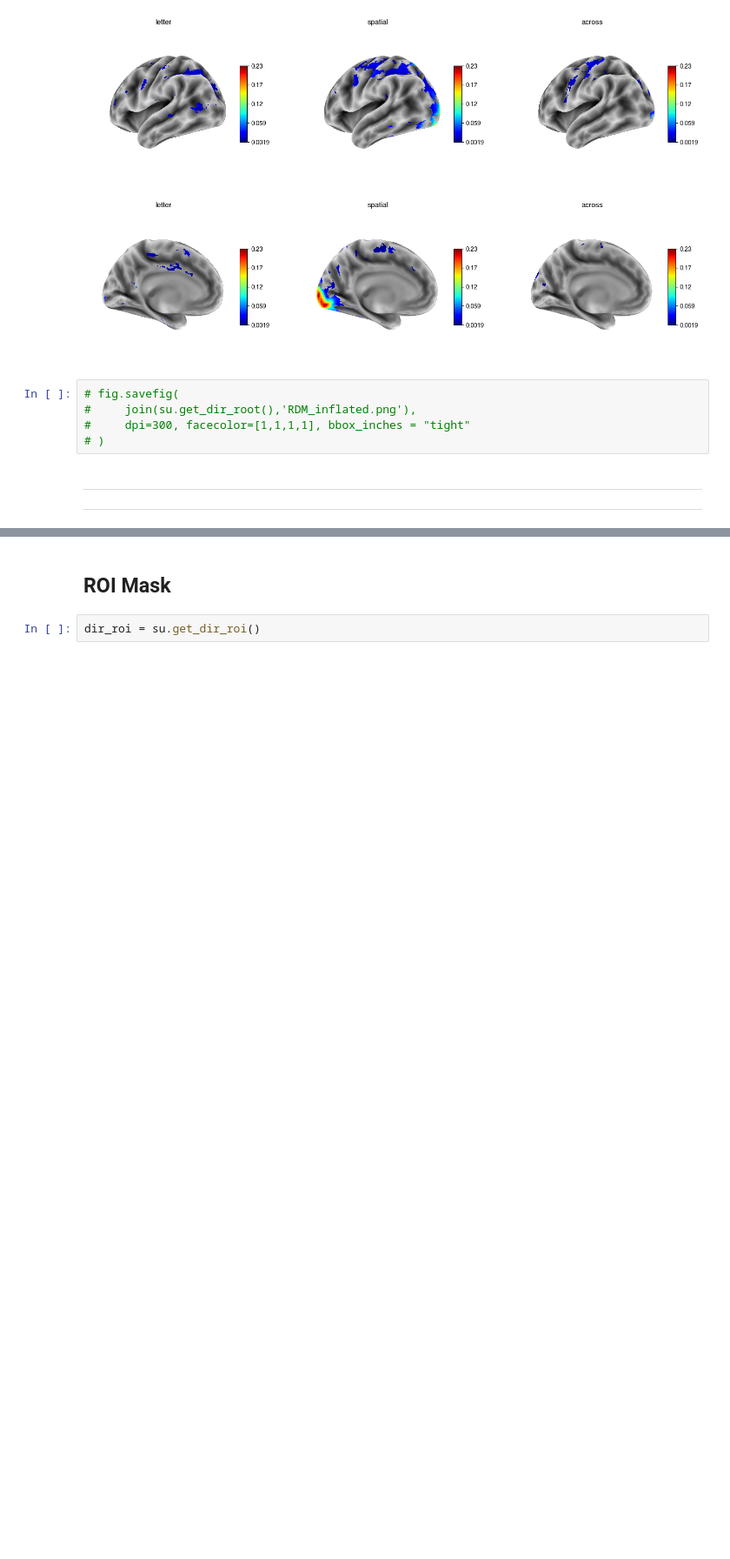
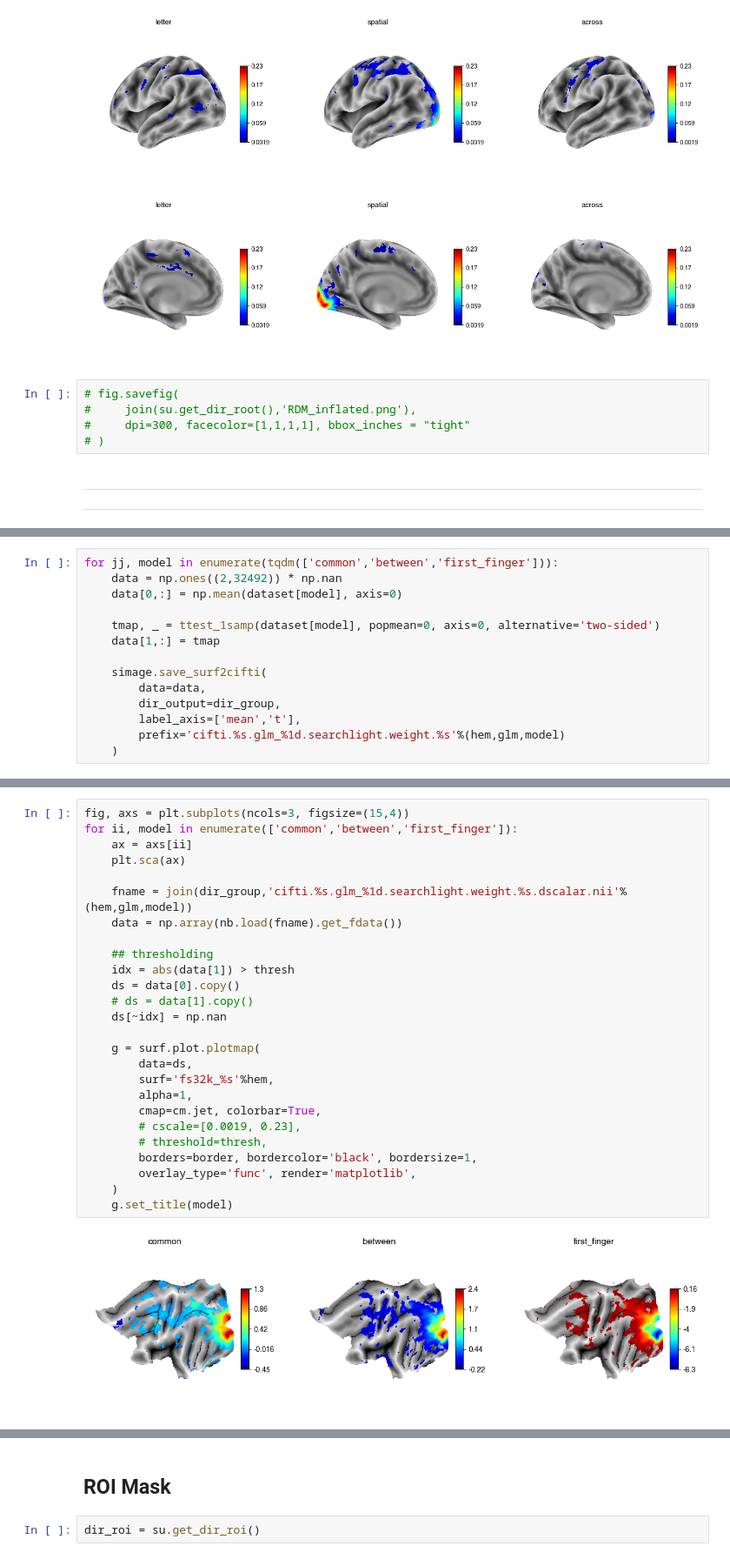
Before and after one commit to psb629/SeqSpatialSupp_fMRI, a Jupyter notebook: Notebook/glmsingle.searchlight.glm1.ipynb, the cells around one changed output, grey strips where cells are left out. Shown at 87% size. Saved outputs shown, nothing was run; the diff lists cells and outputs as text; blank space fills up the shorter version.

```diff
--- a/Notebook/glmsingle.searchlight.glm1.ipynb
+++ b/Notebook/glmsingle.searchlight.glm1.ipynb
@@ -617,0 +670,14 @@ for ii, model in enumerate(tqdm(['letter', 'spatial', 'between'])):
+# %%
+for jj, model in enumerate(tqdm(['common','between','first_finger'])):
+    data = np.ones((2,32492)) * np.nan
+    data[0,:] = np.mean(dataset[model], axis=0)
+
+    tmap, _ = ttest_1samp(dataset[model], popmean=0, axis=0, alternative='two-sided')
+    data[1,:] = tmap
+
+    simage.save_surf2cifti(
+        data=data,
+        dir_output=dir_group,
+        label_axis=['mean','t'],
+        prefix='cifti.%s.glm_%1d.searchlight.weight.%s'%(hem,glm,model)
+    )
@@ -617,0 +697,28 @@ for ii, model in enumerate(tqdm(['letter', 'spatial', 'between'])):
+# %%
+fig, axs = plt.subplots(ncols=3, figsize=(15,4))
+for ii, model in enumerate(['common','between','first_finger']):
+    ax = axs[ii]
+    plt.sca(ax)
+
+    fname = join(dir_group,'cifti.%s.glm_%1d.searchlight.weight.%s.dscalar.nii'%(hem,glm,model))
+    data = np.array(nb.load(fname).get_fdata())
+
+    ## thresholding
+    idx = abs(data[1]) > thresh
+    ds = data[0].copy()
+    # ds = data[1].copy()
+    ds[~idx] = np.nan
+
+    g = surf.plot.plotmap(
+        data=ds,
+        surf='fs32k_%s'%hem,
+        alpha=1,
+        cmap=cm.jet, colorbar=True,
+        # cscale=[0.0019, 0.23],
+        # threshold=thresh,
+        borders=border, bordercolor='black', bordersize=1,
+        overlay_type='func', render='matplotlib',
+    )
+    g.set_title(model)
+# %% [output]
+[figure, added]
```
Also changed, not shown: parts of 22 cells of this notebook.
